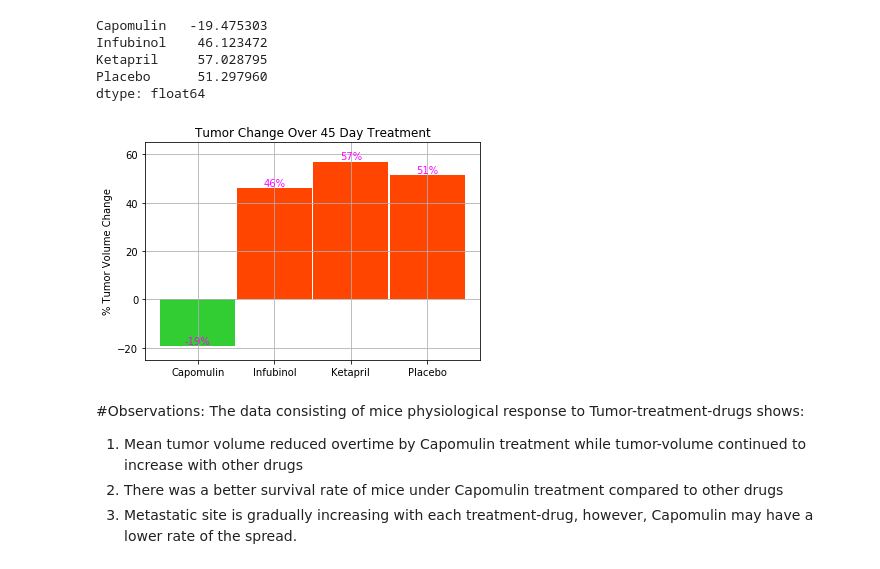
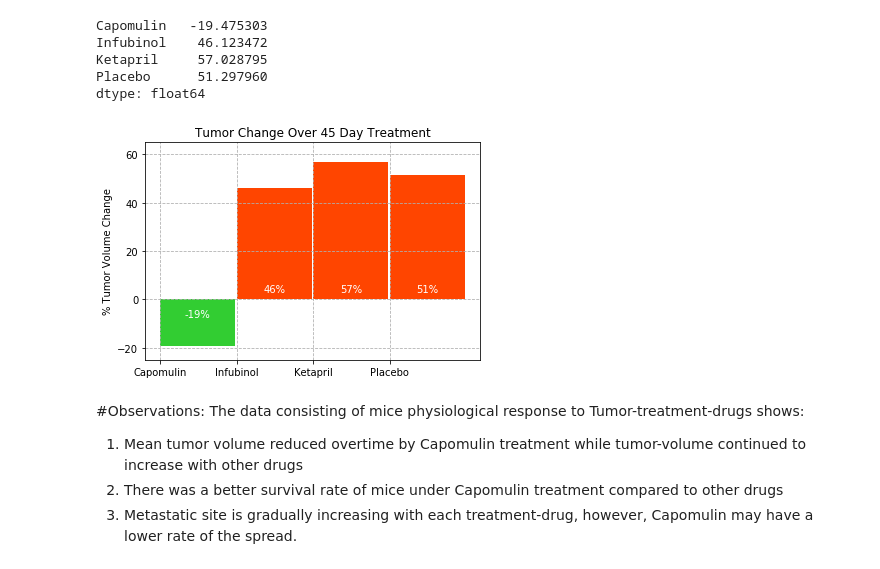
Before and after one commit to limbz-sami/matplotlib-challenge, a Jupyter notebook: Pymaceuticals/pymaceuticals_starter.ipynb, the cells around one changed output. Saved outputs shown, nothing was run; the diff lists cells and outputs as text; code cells hidden in the pictures.

```diff
--- a/Pymaceuticals/pymaceuticals_starter.ipynb
+++ b/Pymaceuticals/pymaceuticals_starter.ipynb
@@ -348,38 +348,42 @@ Data = list(zip(Percent_change_TumorVol.index, Percent_change_TumorVol))
 Drugs, Percent_vol = [[z[i] for z in Data] for i in (0,1)]
 
 passing = [value for value in Percent_vol if value < 0]
 failing = [value for value in Percent_vol if value > 0]
 
 x_axis = np.arange(0, 4 , 1)
 x_axis1 = (0)
 x_axis2= np.arange(1, 4 , 1)
 
 
 fig, ax=plt.subplots()
-ax.bar(x_axis1, passing, width = 0.98, color='limegreen')
-ax.bar(x_axis2, failing, width = 0.98, color ='orangered')
+ax.bar(x_axis1, passing, width = 0.98, color='limegreen', align ='edge')
+ax.bar(x_axis2, failing, width = 0.98, color ='orangered', align = "edge")
 ax.set_ylim(-25, 65)
-plt.grid(True)
+plt.grid(True, linestyle= 'dashed')
 ax.yaxis.set_major_locator(MultipleLocator(20))
 
 tick_location=[value for value in x_axis]
 plt.xticks(tick_location,[value for value in Drugs])
 plt.ylabel("% Tumor Volume Change")
 plt.title('Tumor Change Over 45 Day Treatment')
 
 
 # set individual bar lables using above list
 for i in ax.patches:
     height= i.get_height()
+    if height > 0:
+        label_position = 2
+    else:
+        label_position = -8
     ax.text(i.get_x() + i.get_width()/2.,
-             1.002*height,'%d' % int(height) +"%", ha='center', va='bottom', color='magenta', alpha=10)
+             label_position,'%d' % int(height) +"%", ha='center', va='bottom', color='white')
 
 # Save the Figure
 plt.savefig('../Figures/%Tumor_change_by_treatment')
 # Show the Figure
 plt.show()
 # %% [output]
-[figure, old version]
+[figure, new version]
 # %% [markdown]
 #Observations:
 The data consisting of mice physiological response to Tumor-treatment-drugs shows:
```
Also changed, not shown: 1 other file.
